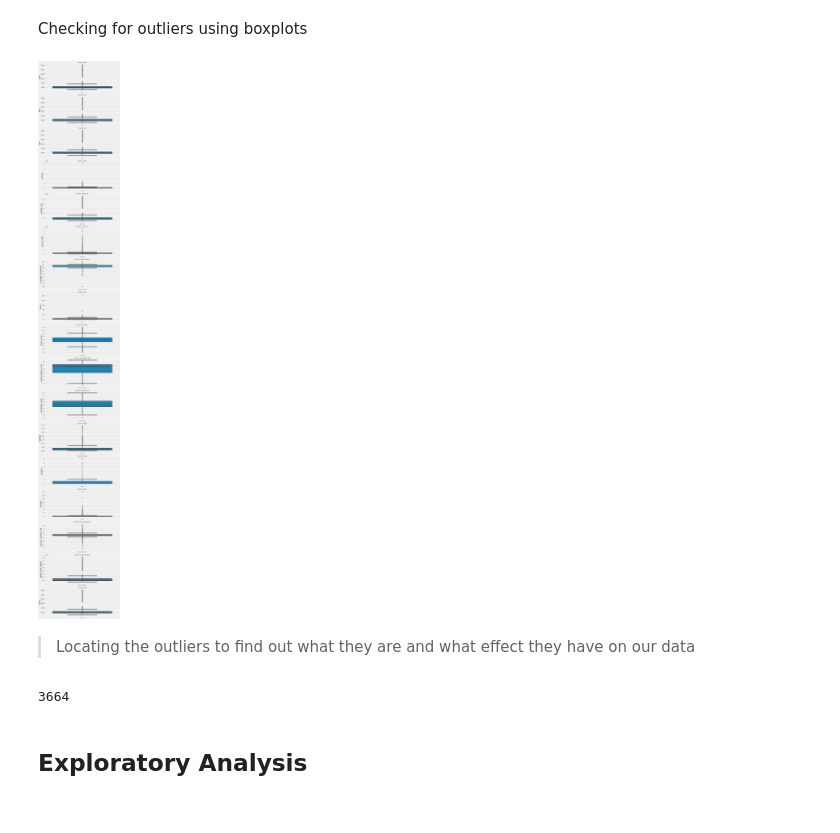
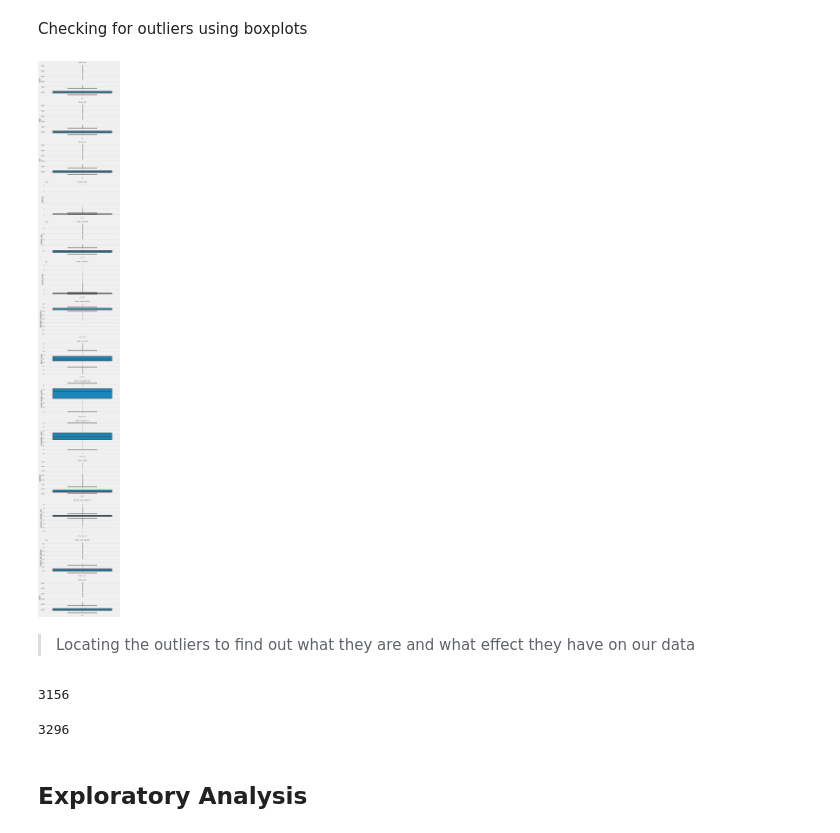
Before and after one commit to MarkNgendo/Cryptocurrency-Price-Prediction, a Jupyter notebook: Cryptocurrency_Price_Prediction.ipynb, the cells around one changed output. Saved outputs shown, nothing was run; the diff lists cells and outputs as text; code cells hidden in the pictures.

```diff
--- a/Cryptocurrency_Price_Prediction.ipynb
+++ b/Cryptocurrency_Price_Prediction.ipynb
@@ -245,8 +245,8 @@ Before that, there are several columns that have been either compiled into a sin
 # list of relevant columns to keep
 
 useful = ['id', 'open', 'high', 'low', 'volume', 'market_cap', 'social_score',
-          'average_sentiment', 'news', 'price_score', 'social_impact_score',
-          'correlation_rank', 'volatility', 'medium', 'youtube', 'market_cap_global',
+          'average_sentiment', 'price_score', 'social_impact_score',
+          'correlation_rank', 'volatility', 'market_cap_global',
           'percent_change_24h', 'close']
 
 # appending relevant columns to an empty list
@@ -293,8 +290,4 @@ close                     0
 dtype: int64
-# %%
-# Imputing remaining null values with zeros
-df.fillna(value = 0,
-          inplace = True)
 # %% [markdown]
 ### Validity
 # %%
@@ -356,16 +342,14 @@ def plot_boxplots(target_dataframe,col_names):
         ax[i].set_xlabel(column_name, fontsize=8)
 # %%
 # Checking for outliers in our variables
-col_names = ['open', 'high', 'low', 'volume', 'market_cap', 'social_score',
-       'average_sentiment', 'news', 'price_score', 'social_impact_score',
-       'correlation_rank', 'volatility', 'medium', 'youtube',
-       'percent_change_24h', 'market_cap_global', 'close']
-target_dataframe = df
+
+col_names = [i for i in df.describe().columns]
+
 plt.style.use('fivethirtyeight')
-plot_boxplots(target_dataframe,col_names)
+plot_boxplots(df,col_names)
 plt.show()
 # %% [output]
-[figure, old version]
+[figure, new version]
 # %% [markdown]
 > Locating the outliers to find out what they are and what effect they have on our data
 # %%
@@ -395,7 +379,20 @@ def index_search(df):
 # finding how many rows have outliers
 index_search(df)
 # %% [output]
-3664
+3156
+# %%
+# Transforming variables to logarithmic scales
+
+for x in df.describe().columns:
+  if x == 'percent_change_24h':
+    df[x] = np.log(df[x].apply(lambda i : i + 50))
+  else:
+    df[x] = np.log(df[x])
+
+
+index_search(df)
+# %% [output]
+3296
 # %% [markdown]
 ## Exploratory Analysis
 # %% [markdown]
```
Also changed, not shown: parts of 6 cells of this notebook.
